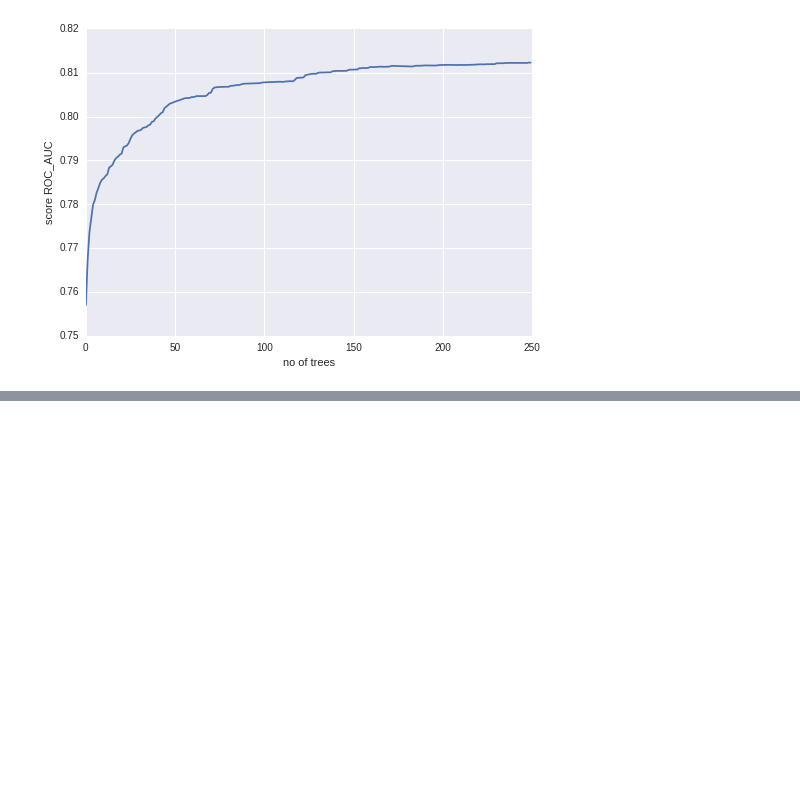
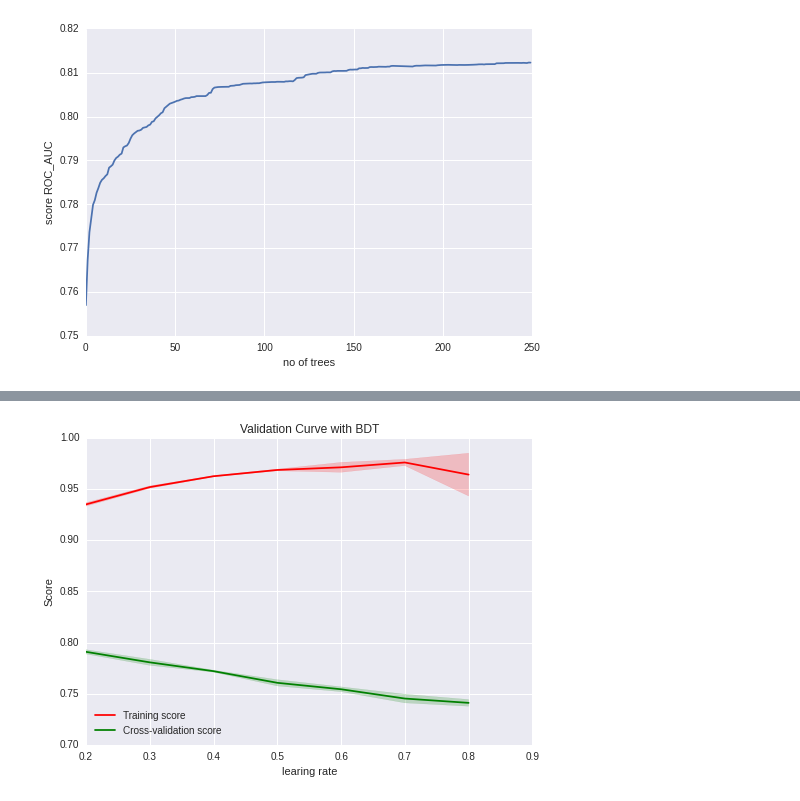
Before and after one commit to adendek/DownstreamTracking, a Jupyter notebook: SeedClasifier/Baseline-BDT.ipynb, the cells around one changed output, grey strips where cells are left out. Cells and saved outputs as stored; diff of their text form; code cells hidden in the pictures; blank space fills up the shorter version.

```diff
--- a/SeedClasifier/Baseline-BDT.ipynb
+++ b/SeedClasifier/Baseline-BDT.ipynb
@@ -403,0 +419,35 @@ I use this transformation only for features in similar ranges.
+# %%
+from sklearn.learning_curve import validation_curve
+train_gs_X, test_gs_X, train_gs_Y, test_gs_Y = train_test_split(new_features, target, random_state=42,train_size=0.1 )
+
+learning_rates= numpy.arange(0.2,0.8,0.1)
+gb_val = GradientBoostingClassifier( n_estimators=400, max_depth=6, max_features=8, verbose=3)
+
+
+train_scores, test_scores = validation_curve(
+    gb_val, train_gs_X, train_gs_Y,
+    param_name="learning_rate", param_range=learning_rates,
+    cv=3, scoring="roc_auc", n_jobs=8)
+# %%
+
+train_scores_mean = numpy.mean(train_scores, axis=1)
+train_scores_std = numpy.std(train_scores, axis=1)
+test_scores_mean = numpy.mean(test_scores, axis=1)
+test_scores_std = numpy.std(test_scores, axis=1)
+
+
+plt.title("Validation Curve with BDT ")
+plt.xlabel("learing rate")
+plt.ylabel("Score")
+plt.ylim(0.7, 1)
+plt.plot(learning_rates, train_scores_mean, label="Training score", color="r")
+plt.fill_between(learning_rates, train_scores_mean - train_scores_std,
+                 train_scores_mean + train_scores_std, alpha=0.2, color="r")
+plt.plot(learning_rates, test_scores_mean, label="Cross-validation score",
+             color="g")
+plt.fill_between(learning_rates, test_scores_mean - test_scores_std,
+                 test_scores_mean + test_scores_std, alpha=0.2, color="g")
+plt.legend(loc="best")
+plt.show()
+# %% [output]
+[figure, added]
```
Also changed, not shown: parts of 31 cells of this notebook, 8 other files.
